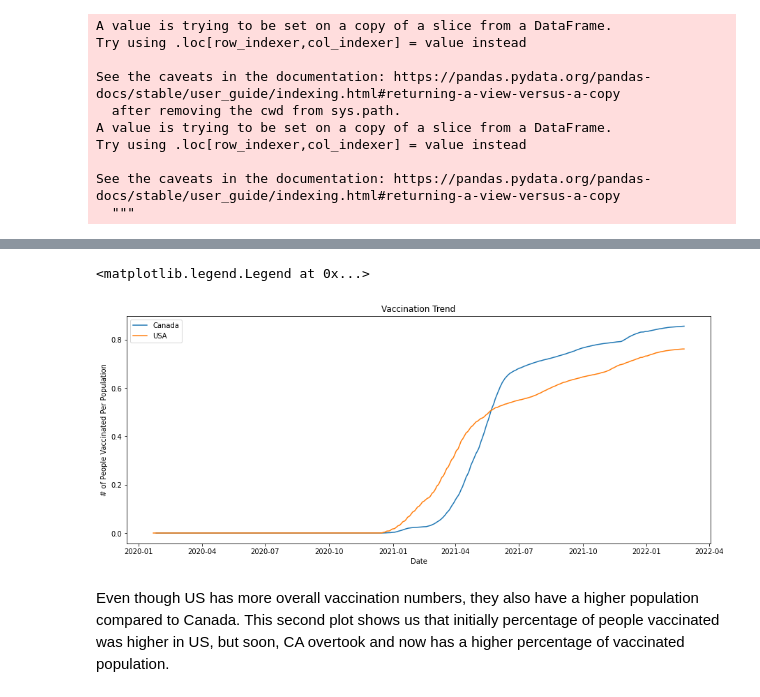
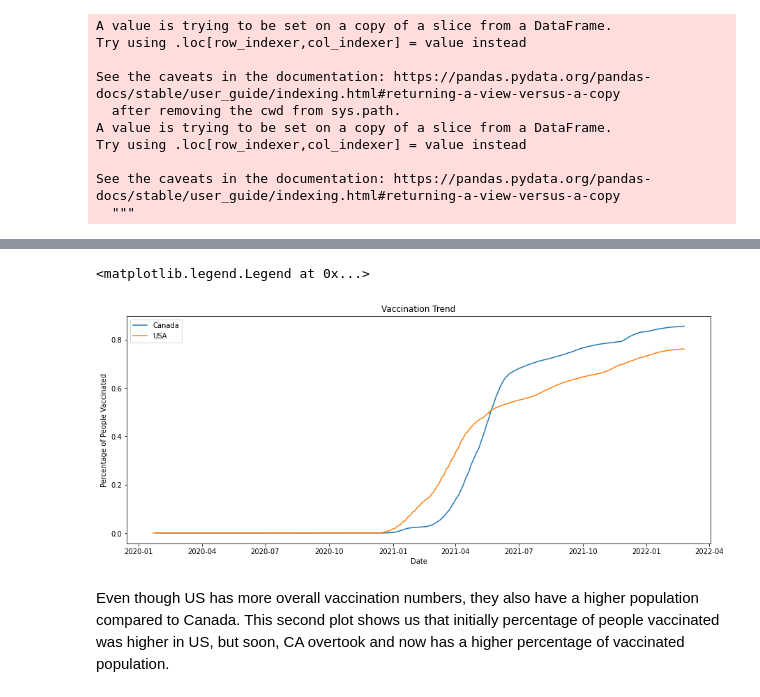
Before and after one commit to AnishaMathur/NY-State-Covid-Analysis, a Jupyter notebook: notebooks/EDA_Vaccination.ipynb, the cells around one changed output, grey strips where cells are left out. Saved outputs shown, nothing was run; the diff lists cells and outputs as text; code cells hidden in the pictures.

Commit message:
Updated plot titles

```diff
--- a/notebooks/EDA_Vaccination.ipynb
+++ b/notebooks/EDA_Vaccination.ipynb
@@ -171,14 +171,14 @@ df_CA.tail()
 # %%
 figure(figsize=(15, 6))
 plt.plot(df_CA['date'], df_CA['people_vaccinated_by_population'], label='Canada')
 plt.plot(df_US['date'], df_US['people_vaccinated_by_population'], label='USA')
 plt.xlabel('Date')
-plt.ylabel('# of People Vaccinated Per Population')
+plt.ylabel('Percentage of People Vaccinated')
 plt.title('Vaccination Trend')
 plt.legend()
 # %% [output]
 <matplotlib.legend.Legend at 0x...>
-[figure, old version]
+[figure, new version]
 # %% [markdown]
 Even though US has more overall vaccination numbers, they also have a higher population compared to Canada. This second plot shows us that initially percentage of people vaccinated was higher in US, but soon, CA overtook and now has a higher percentage of vaccinated population.
 # %% [markdown]
```
Also changed, not shown: parts of 2 cells of this notebook.
